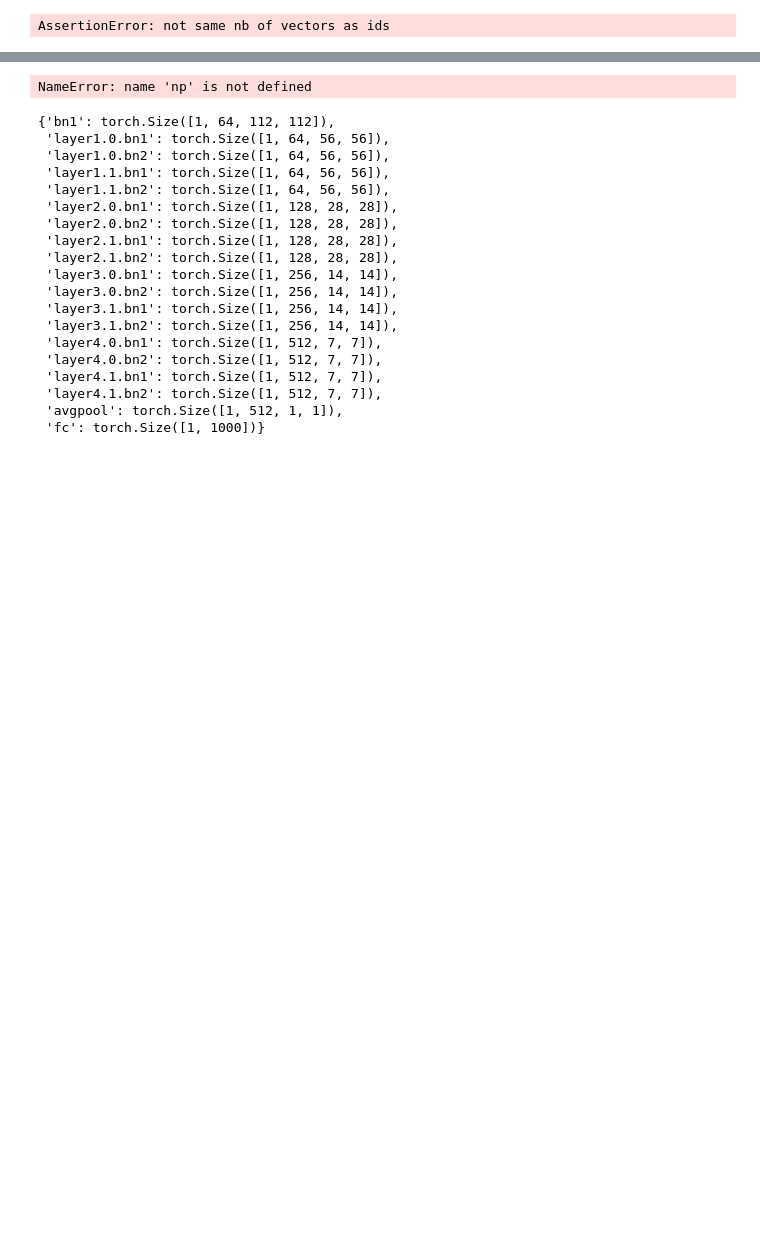
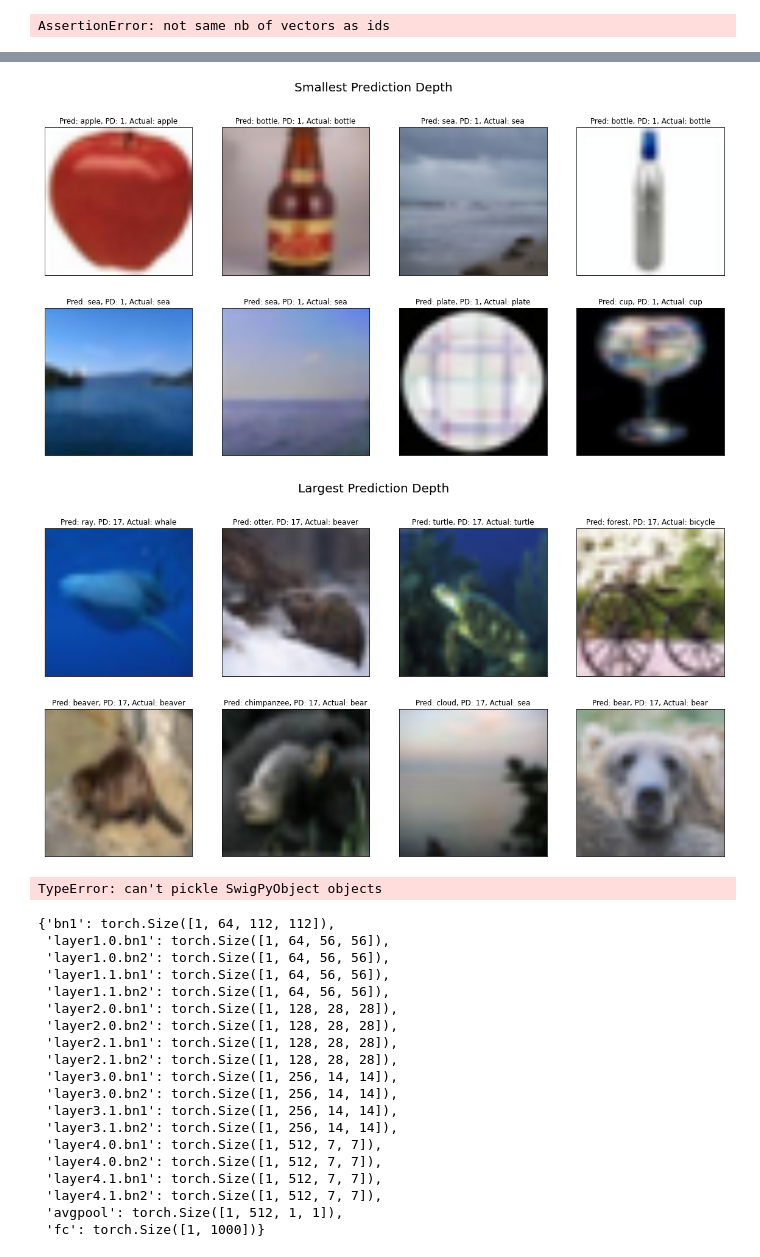
Before and after one commit to Pikus16/ExampleDifficultyScale, a Jupyter notebook: PaperExperiments.ipynb, the cells around one changed output, grey strips where cells are left out. Cells and saved outputs as stored; diff of their text form; code cells hidden in the pictures; blank space fills up the shorter version.

```diff
--- a/PaperExperiments.ipynb
+++ b/PaperExperiments.ipynb
@@ -451,16 +449,22 @@ array([17, 17, 17, 17, 17, 17, 17, 17])
 # %%
 # Get example with low prediction depth
 pds = np.array(pds)
-num_smallest = 3
 sorted_idx = np.argsort(pds) # can use argpartition for
 imshow_grid([subset_data[x][0] for x in sorted_idx[:8]],
-    [f'Class: {CIFAR100_LABEL_NAMES[subset_data[x][1]]}, PD: {pds[x]}' for x in sorted_idx[:8]],
+    [f'Pred: {CIFAR100_LABEL_NAMES[final_preds[x]]}, PD: {pds[x]}, Actual: {CIFAR100_LABEL_NAMES[int(y_actual[x])]}' for x in sorted_idx[:8]],
     title = 'Smallest Prediction Depth')
 imshow_grid([subset_data[x][0] for x in sorted_idx[-8:]],
-    [f'Class: {CIFAR100_LABEL_NAMES[subset_data[x][1]]}, PD: {pds[x]}' for x in sorted_idx[-8:]],
+    [f'Pred: {CIFAR100_LABEL_NAMES[final_preds[x]]}, PD: {pds[x]}, Actual: {CIFAR100_LABEL_NAMES[int(y_actual[x])]}' for x in sorted_idx[-8:]],
      title = 'Largest Prediction Depth')
 # %% [output]
-NameError: name 'np' is not defined
+[figure, added]
+[figure, added]
+# %%
+import pickle
+with open('/data/benjamin.pikus/example_difficulty/rh.pkl','wb') as f:
+    pickle.dump(rh,f)
+# %% [output]
+TypeError: can't pickle SwigPyObject objects
 # %%
 # Debug - get shapes
 model = model.eval().to(device)
```
Also changed, not shown: parts of 7 cells of this notebook.
